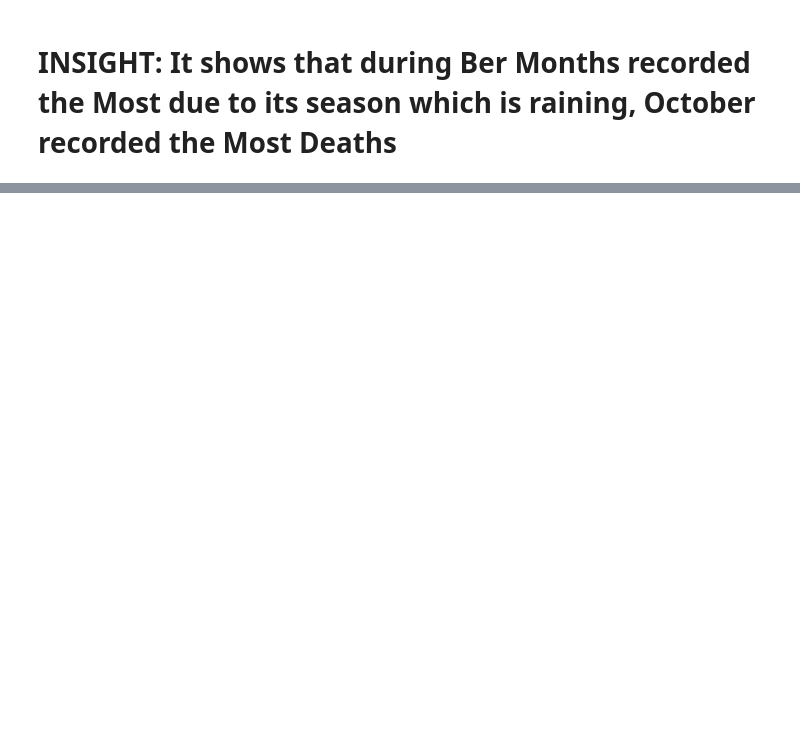
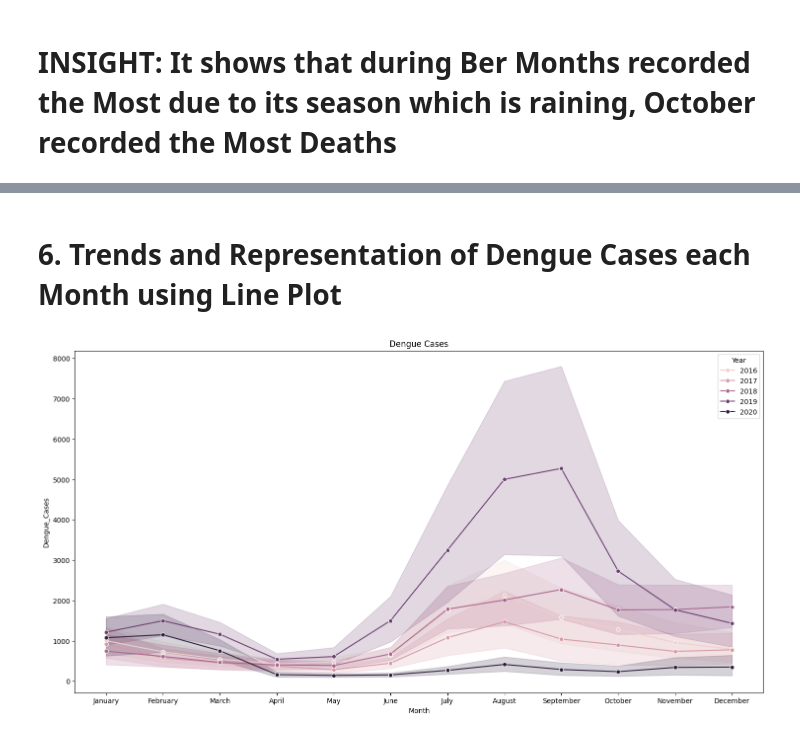
Before and after one commit to crxmne/activity5, a Jupyter notebook: Activity5.ipynb, the cells around one changed output, grey strips where cells are left out. Drawn from its saved outputs; the diff is of its cells as text; code cells hidden in the pictures; blank space fills up the shorter version.

```diff
--- a/Activity5.ipynb
+++ b/Activity5.ipynb
@@ -188,0 +215,12 @@ plt.show()
+# %% [markdown]
+<h1>6. Trends and Representation of Dengue Cases each Month using Line Plot</h1>
+# %%
+month = ["January","February", "March","April","May","June","July","August","September","October","November","December"]
+dengue['Month'] = pd.Categorical(dengue['Month'],categories =month,ordered= True)
+
+sns.lineplot(data = dengue, x = 'Month', y = 'Dengue_Cases', hue = 'Year', marker = 'o')
+plt.title("Dengue Cases")
+plt.gcf().set_size_inches(18, 9)
+plt.show()
+# %% [output]
+[figure, added]
```
Also changed, not shown: parts of 27 cells of this notebook.
